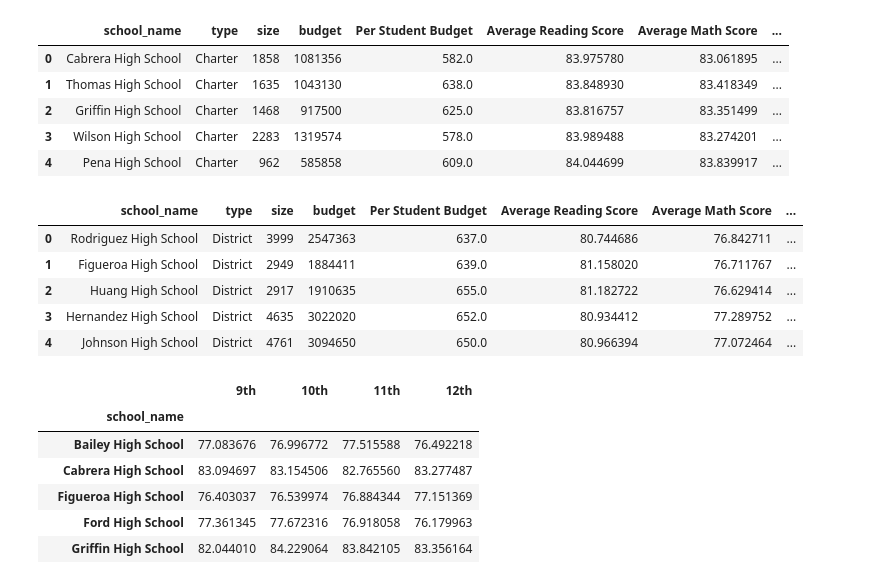
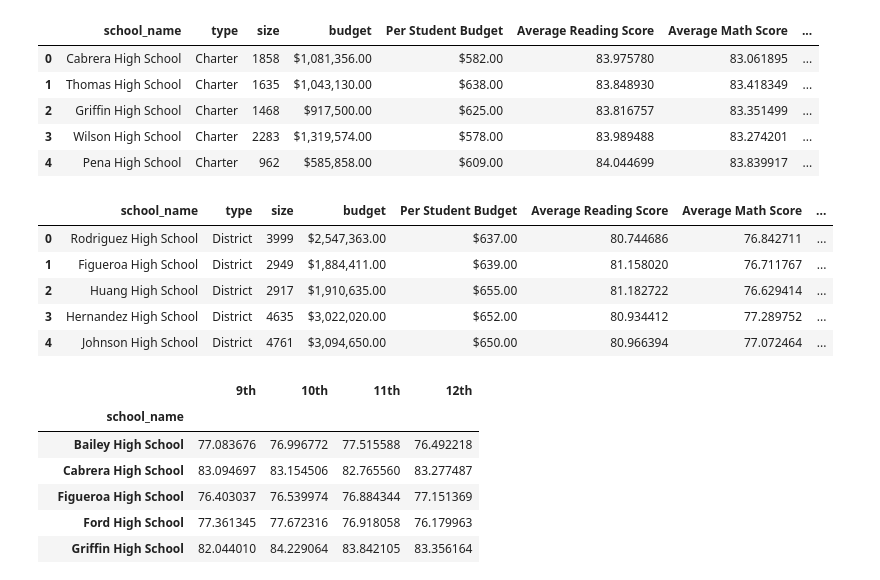
Before and after one commit to mel-c-lowe/Pandas_Challenge, a Jupyter notebook: PyCity_Schools.ipynb, the cells around one changed output. Cells and saved outputs as stored; diff of their text form; code cells hidden in the pictures.

```diff
--- a/PyCity_Schools.ipynb
+++ b/PyCity_Schools.ipynb
@@ -176,18 +189,22 @@ school_summary_final
 # %%
 # Top Schools Summary
 
 # Sort schools by overall passing percent, reset index, and drop those below 5 for top 5 schools
 schools_sort_top = school_summary_final.sort_values("Percent Passing Overall", ascending=False)
 reindex_schools = schools_sort_top.reset_index(drop=True)
 top_schools = reindex_schools.drop(reindex_schools[reindex_schools.index > 4].index)
+
+top_schools["budget"] = top_schools["budget"].map("${:,.2f}".format)
+top_schools["Per Student Budget"] = top_schools["Per Student Budget"].map("${:,.2f}".format)
+
 top_schools
 # %% [output]
 |  | school_name | type | size | budget | Per Student Budget | Average Reading Score | Average Math Score | ... |
-| 0 | Cabrera High School | Charter | 1858 | 1081356 | 582.0 | 83.975780 | 83.061895 | ... |
-| 1 | Thomas High School | Charter | 1635 | 1043130 | 638.0 | 83.848930 | 83.418349 | ... |
-| 2 | Griffin High School | Charter | 1468 | 917500 | 625.0 | 83.816757 | 83.351499 | ... |
-| 3 | Wilson High School | Charter | 2283 | 1319574 | 578.0 | 83.989488 | 83.274201 | ... |
-| 4 | Pena High School | Charter | 962 | 585858 | 609.0 | 84.044699 | 83.839917 | ... |
+| 0 | Cabrera High School | Charter | 1858 | $1,081,356.00 | $582.00 | 83.975780 | 83.061895 | ... |
+| 1 | Thomas High School | Charter | 1635 | $1,043,130.00 | $638.00 | 83.848930 | 83.418349 | ... |
+| 2 | Griffin High School | Charter | 1468 | $917,500.00 | $625.00 | 83.816757 | 83.351499 | ... |
+| 3 | Wilson High School | Charter | 2283 | $1,319,574.00 | $578.00 | 83.989488 | 83.274201 | ... |
+| 4 | Pena High School | Charter | 962 | $585,858.00 | $609.00 | 84.044699 | 83.839917 | ... |
 # %%
 # Bottom Schools Summary
 
@@ -195,14 +212,18 @@ top_schools
 schools_sort_bottom = school_summary_final.sort_values("Percent Passing Overall", ascending=True)
 reindex_schools = schools_sort_bottom.reset_index(drop=True)
 bottom_schools = reindex_schools.drop(reindex_schools[reindex_schools.index > 4].index)
+
+bottom_schools["budget"] = bottom_schools["budget"].map("${:,.2f}".format)
+bottom_schools["Per Student Budget"] = bottom_schools["Per Student Budget"].map("${:,.2f}".format)
+
 bottom_schools
 # %% [output]
 |  | school_name | type | size | budget | Per Student Budget | Average Reading Score | Average Math Score | ... |
-| 0 | Rodriguez High School | District | 3999 | 2547363 | 637.0 | 80.744686 | 76.842711 | ... |
-| 1 | Figueroa High School | District | 2949 | 1884411 | 639.0 | 81.158020 | 76.711767 | ... |
-| 2 | Huang High School | District | 2917 | 1910635 | 655.0 | 81.182722 | 76.629414 | ... |
-| 3 | Hernandez High School | District | 4635 | 3022020 | 652.0 | 80.934412 | 77.289752 | ... |
-| 4 | Johnson High School | District | 4761 | 3094650 | 650.0 | 80.966394 | 77.072464 | ... |
+| 0 | Rodriguez High School | District | 3999 | $2,547,363.00 | $637.00 | 80.744686 | 76.842711 | ... |
+| 1 | Figueroa High School | District | 2949 | $1,884,411.00 | $639.00 | 81.158020 | 76.711767 | ... |
+| 2 | Huang High School | District | 2917 | $1,910,635.00 | $655.00 | 81.182722 | 76.629414 | ... |
+| 3 | Hernandez High School | District | 4635 | $3,022,020.00 | $652.00 | 80.934412 | 77.289752 | ... |
+| 4 | Johnson High School | District | 4761 | $3,094,650.00 | $650.00 | 80.966394 | 77.072464 | ... |
 # %%
 # Clean up formatting
 # %%
```
Also changed, not shown: parts of 7 cells of this notebook.
